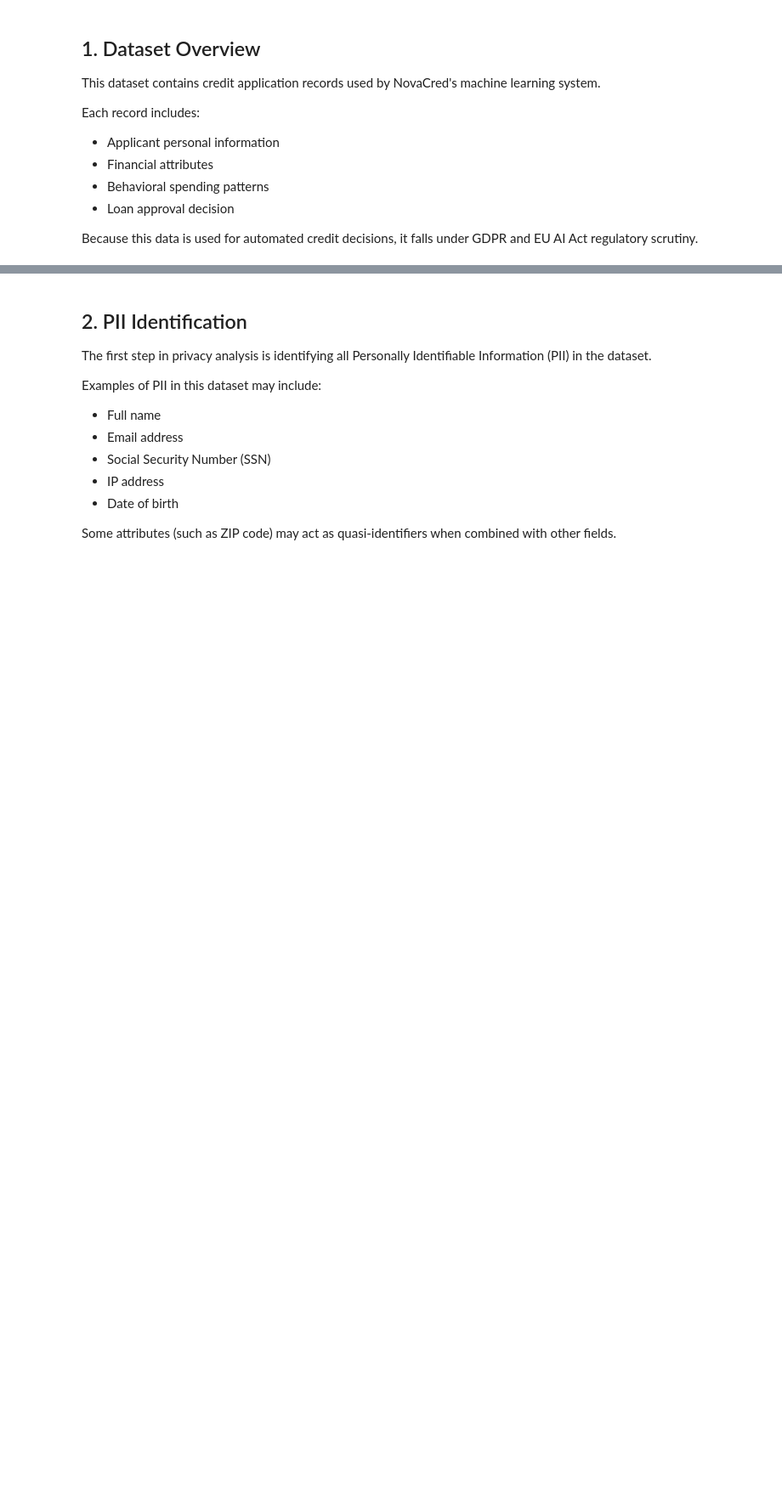
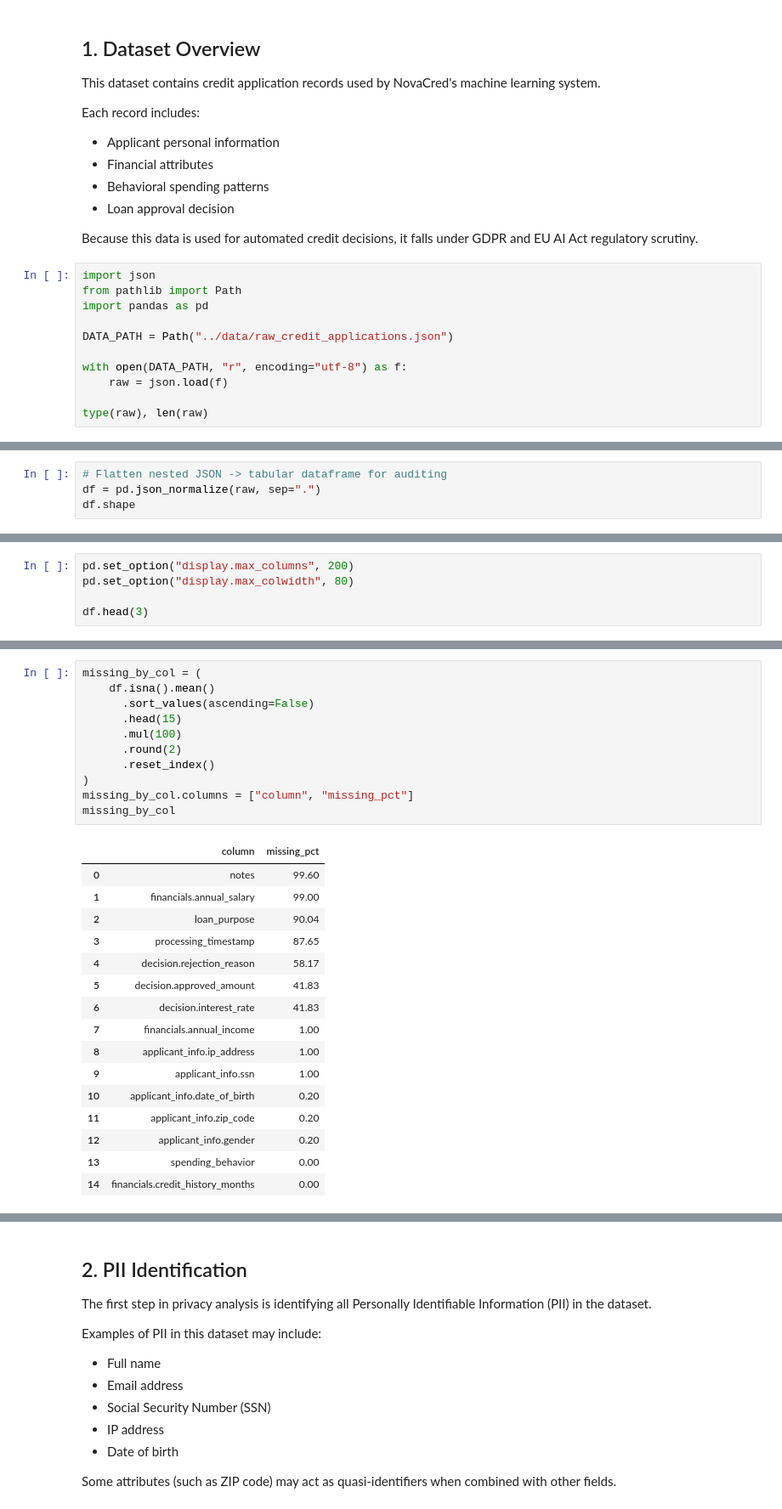
Before and after one commit to leo-nor-pro/dego-project-team6, a Jupyter notebook: notebooks/03-privacy-demo.ipynb, the cells around one changed output, grey strips where cells are left out. Shown at 85% size. Saved outputs shown, nothing was run; the diff lists cells and outputs as text; blank space fills up the shorter version.

```diff
--- a/notebooks/03-privacy-demo.ipynb
+++ b/notebooks/03-privacy-demo.ipynb
@@ -21,3 +21,14 @@ Each record includes:
 - Loan approval decision
 
 Because this data is used for automated credit decisions, it falls under GDPR and EU AI Act regulatory scrutiny.
+# %%
+import json
+from pathlib import Path
+import pandas as pd
+
+DATA_PATH = Path("../data/raw_credit_applications.json")
+
+with open(DATA_PATH, "r", encoding="utf-8") as f:
+    raw = json.load(f)
+
+type(raw), len(raw)
@@ -23,0 +50,4 @@ Because this data is used for automated credit decisions, it falls under GDPR an
+# %%
+# Flatten nested JSON -> tabular dataframe for auditing
+df = pd.json_normalize(raw, sep=".")
+df.shape
@@ -23,0 +56,5 @@ Because this data is used for automated credit decisions, it falls under GDPR an
+# %%
+pd.set_option("display.max_columns", 200)
+pd.set_option("display.max_colwidth", 80)
+
+df.head(3)
@@ -23,0 +77,28 @@ Because this data is used for automated credit decisions, it falls under GDPR an
+# %%
+missing_by_col = (
+    df.isna().mean()
+      .sort_values(ascending=False)
+      .head(15)
+      .mul(100)
+      .round(2)
+      .reset_index()
+)
+missing_by_col.columns = ["column", "missing_pct"]
+missing_by_col
+# %% [output]
+|  | column | missing_pct |
+| 0 | notes | 99.60 |
+| 1 | financials.annual_salary | 99.00 |
+| 2 | loan_purpose | 90.04 |
+| 3 | processing_timestamp | 87.65 |
+| 4 | decision.rejection_reason | 58.17 |
+| 5 | decision.approved_amount | 41.83 |
+| 6 | decision.interest_rate | 41.83 |
+| 7 | financials.annual_income | 1.00 |
+| 8 | applicant_info.ip_address | 1.00 |
+| 9 | applicant_info.ssn | 1.00 |
+| 10 | applicant_info.date_of_birth | 0.20 |
+| 11 | applicant_info.zip_code | 0.20 |
+| 12 | applicant_info.gender | 0.20 |
+| 13 | spending_behavior | 0.00 |
+| 14 | financials.credit_history_months | 0.00 |
```
Also changed, not shown: parts of 18 cells of this notebook.
